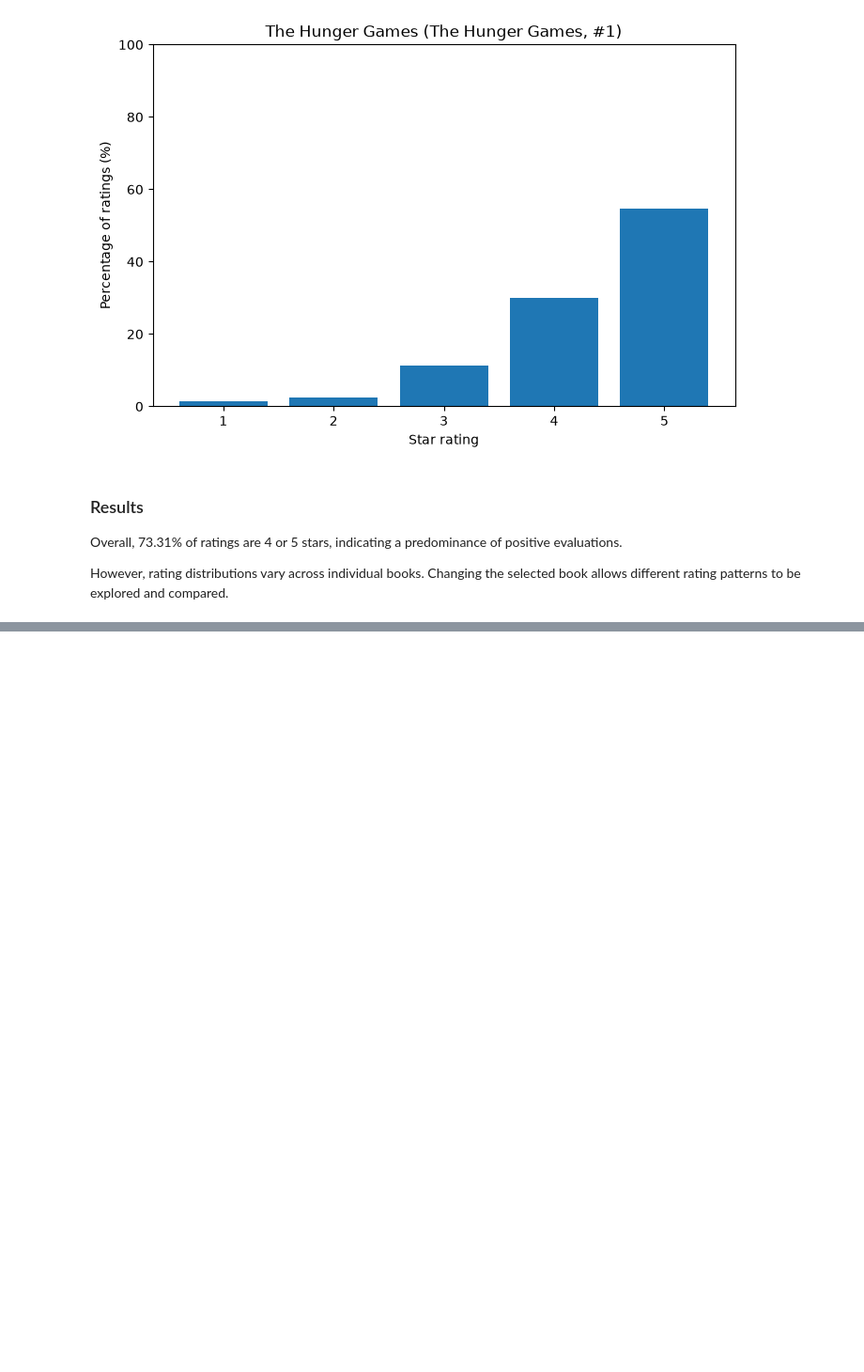
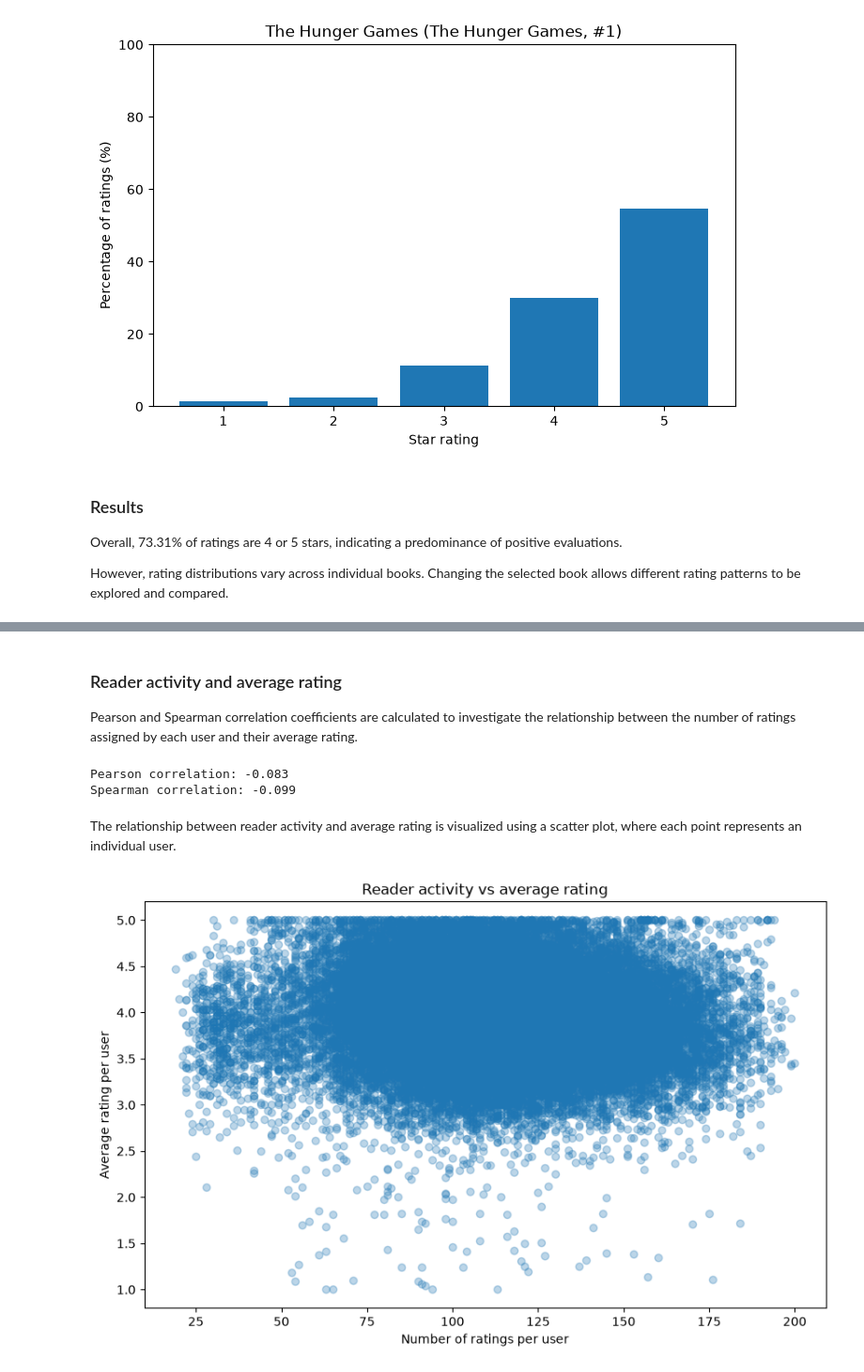
Before and after one commit to irene-barberis/pageturners, a Jupyter notebook: notebooks/pageturners.ipynb, the cells around one changed output, grey strips where cells are left out. Shown at 94% size. Drawn from its saved outputs; the diff is of its cells as text; code cells hidden in the pictures; blank space fills up the shorter version.

```diff
--- a/notebooks/pageturners.ipynb
+++ b/notebooks/pageturners.ipynb
@@ -287,0 +295,4 @@ However, rating distributions vary across individual books. Changing the selecte
+# %%
+user_stats = analysis.calculate_user_stats(ratings)
+
+user_stats.head()
@@ -287,0 +306,19 @@ However, rating distributions vary across individual books. Changing the selecte
+# %% [markdown]
+### Reader activity and average rating
+Pearson and Spearman correlation coefficients are calculated to investigate the relationship between the number of ratings assigned by each user and their average rating.
+# %%
+pearson, spearman = analysis.reader_behavior_correlations(user_stats)
+
+print(f"Pearson correlation: {pearson:.3f}")
+print(f"Spearman correlation: {spearman:.3f}")
+# %% [output]
+Pearson correlation: -0.083
+Spearman correlation: -0.099
+# %% [markdown]
+The relationship between reader activity and average rating is visualized using a scatter plot, where each point represents an individual user.
+# %%
+fig = plots.plot_reader_activity(user_stats)
+
+plt.show()
+# %% [output]
+[figure, added]
```
Also changed, not shown: parts of 24 cells of this notebook, 6 other files.
